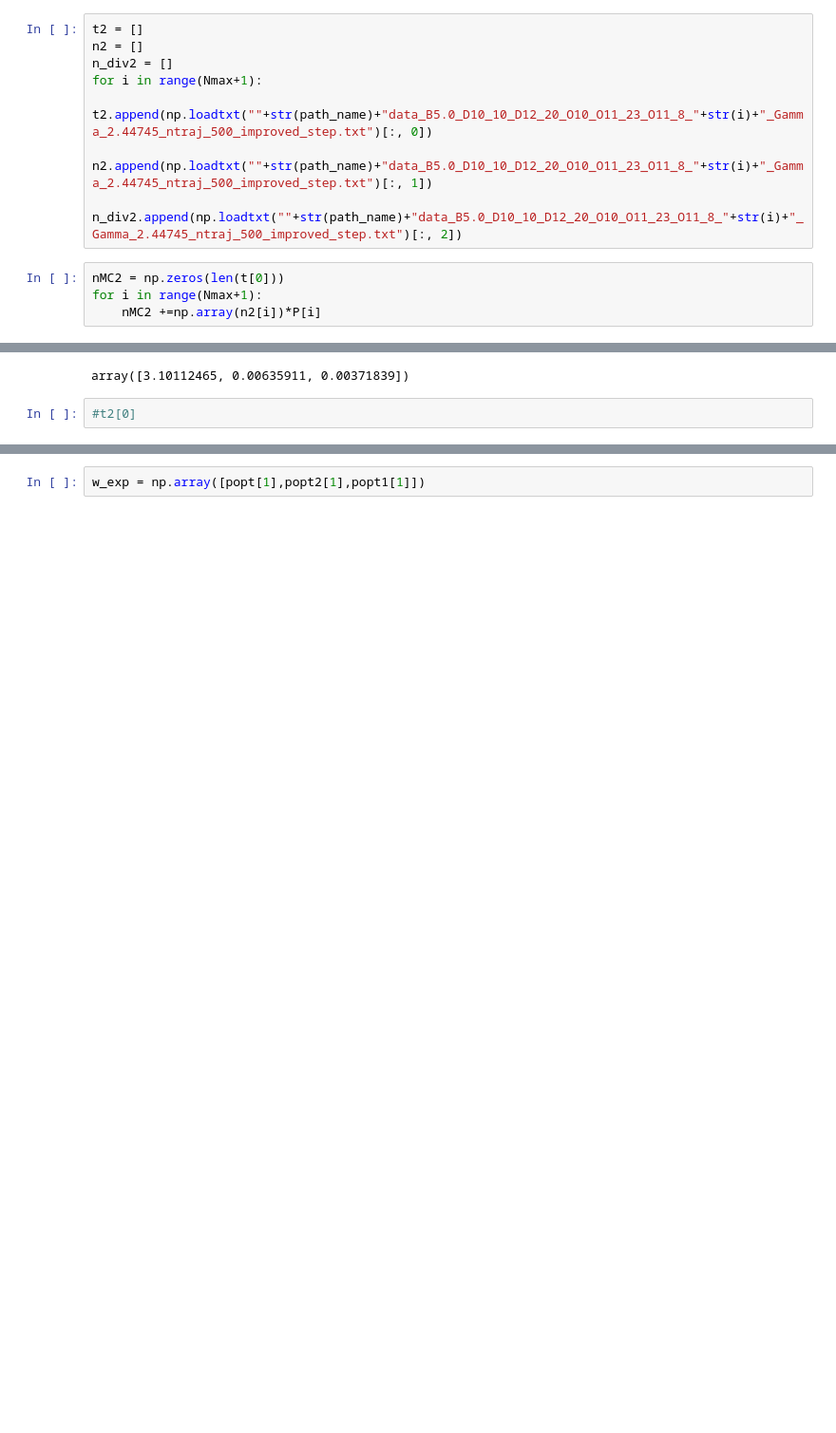
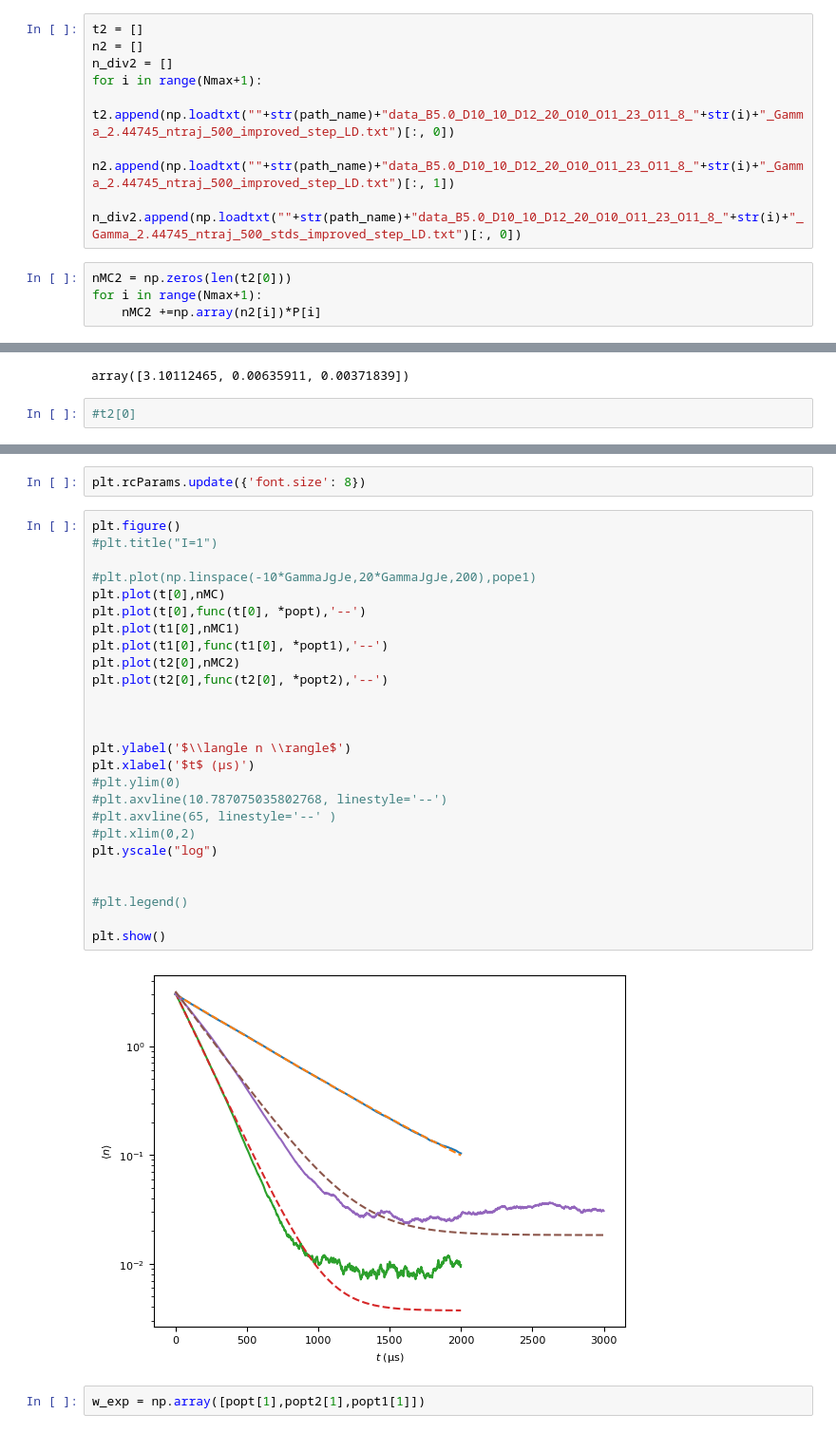
Before and after one commit to katyafouka/multi_eit, a Jupyter notebook: Lu_I1/Lu_I1_abs_plots.ipynb, the cells around one changed output, grey strips where cells are left out. Shown at 95% size. Drawn from its saved outputs; the diff is of its cells as text; blank space fills up the shorter version.

```diff
--- a/Lu_I1/Lu_I1_abs_plots.ipynb
+++ b/Lu_I1/Lu_I1_abs_plots.ipynb
@@ -1104,11 +1131,11 @@ t2 = []
 n2 = []
 n_div2 = []
 for i in range(Nmax+1):
-    t2.append(np.loadtxt(""+str(path_name)+"data_B5.0_D10_10_D12_20_O10_O11_23_O11_8_"+str(i)+"_Gamma_2.44745_ntraj_500_improved_step.txt")[:, 0])
-    n2.append(np.loadtxt(""+str(path_name)+"data_B5.0_D10_10_D12_20_O10_O11_23_O11_8_"+str(i)+"_Gamma_2.44745_ntraj_500_improved_step.txt")[:, 1])
-    n_div2.append(np.loadtxt(""+str(path_name)+"data_B5.0_D10_10_D12_20_O10_O11_23_O11_8_"+str(i)+"_Gamma_2.44745_ntraj_500_improved_step.txt")[:, 2])
+    t2.append(np.loadtxt(""+str(path_name)+"data_B5.0_D10_10_D12_20_O10_O11_23_O11_8_"+str(i)+"_Gamma_2.44745_ntraj_500_improved_step_LD.txt")[:, 0])
+    n2.append(np.loadtxt(""+str(path_name)+"data_B5.0_D10_10_D12_20_O10_O11_23_O11_8_"+str(i)+"_Gamma_2.44745_ntraj_500_improved_step_LD.txt")[:, 1])
+    n_div2.append(np.loadtxt(""+str(path_name)+"data_B5.0_D10_10_D12_20_O10_O11_23_O11_8_"+str(i)+"_Gamma_2.44745_ntraj_500_stds_improved_step_LD.txt")[:, 0])
 # %%
-nMC2 = np.zeros(len(t[0]))
+nMC2 = np.zeros(len(t2[0]))
 for i in range(Nmax+1):
     nMC2 +=np.array(n2[i])*P[i]
 # %%
@@ -1140,3 +1175,33 @@ array([3.17600684, 0.00383474, 0.00322145])
+# %%
+plt.rcParams.update({'font.size': 8})
+# %%
+plt.figure()
+#plt.title("I=1")
+
+#plt.plot(np.linspace(-10*GammaJgJe,20*GammaJgJe,200),pope1)
+plt.plot(t[0],nMC)
+plt.plot(t[0],func(t[0], *popt),'--')
+plt.plot(t1[0],nMC1)
+plt.plot(t1[0],func(t1[0], *popt1),'--')
+plt.plot(t2[0],nMC2)
+plt.plot(t2[0],func(t2[0], *popt2),'--')
+
+
+
+plt.ylabel('$\\langle n \\rangle$')
+plt.xlabel('$t$ (μs)')
+#plt.ylim(0)
+#plt.axvline(10.787075035802768, linestyle='--')
+#plt.axvline(65, linestyle='--' )
+#plt.xlim(0,2)
+plt.yscale("log")
+
+
+#plt.legend()
+
+plt.show()
+# %% [output]
+[figure, added]
 # %%
 w_exp = np.array([popt[1],popt2[1],popt1[1]])
 # %%
```
Also changed, not shown: parts of 17 cells of this notebook.
